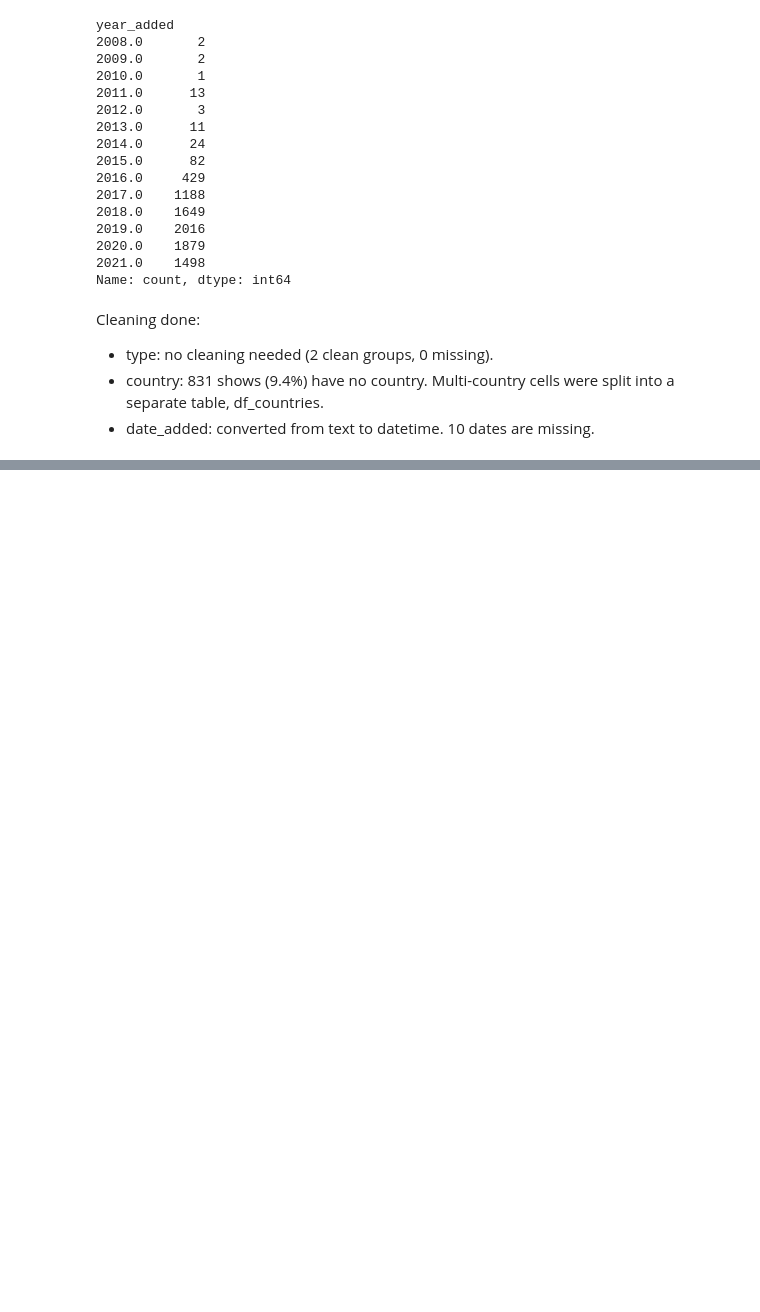
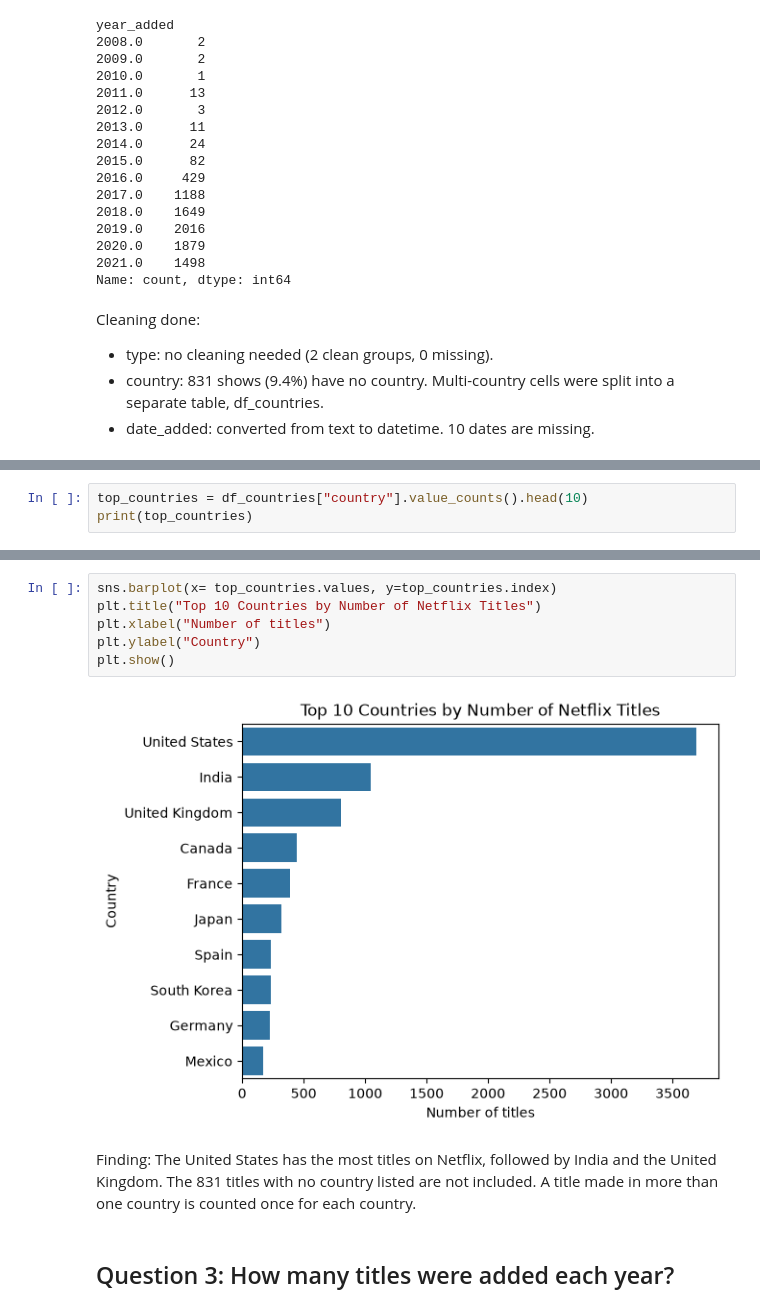
Before and after one commit to hafsazia7924/netflix-eda-report, a Jupyter notebook: eda_report.ipynb, the cells around one changed output, grey strips where cells are left out. Cells and saved outputs as stored; diff of their text form; blank space fills up the shorter version.

```diff
--- a/eda_report.ipynb
+++ b/eda_report.ipynb
@@ -205,0 +234,3 @@ Cleaning done:
+# %%
+top_countries = df_countries["country"].value_counts().head(10)
+print(top_countries)
@@ -205,0 +250,12 @@ Cleaning done:
+# %%
+sns.barplot(x= top_countries.values, y=top_countries.index)
+plt.title("Top 10 Countries by Number of Netflix Titles")
+plt.xlabel("Number of titles")
+plt.ylabel("Country")
+plt.show()
+# %% [output]
+[figure, added]
+# %% [markdown]
+Finding: The United States has the most titles on Netflix, followed by India and the United Kingdom. The 831 titles with no country listed are not included. A title made in more than one country is counted once for each country.
+# %% [markdown]
+## Question 3: How many titles were added each year?
```
Also changed, not shown: parts of 18 cells of this notebook, 1 other file.
